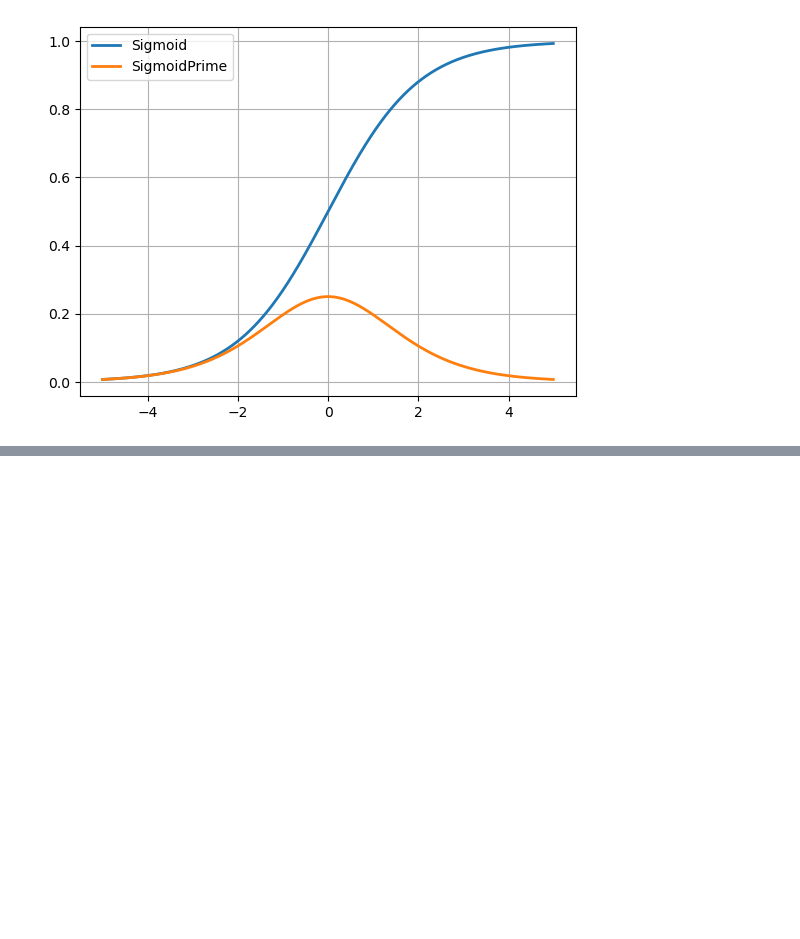
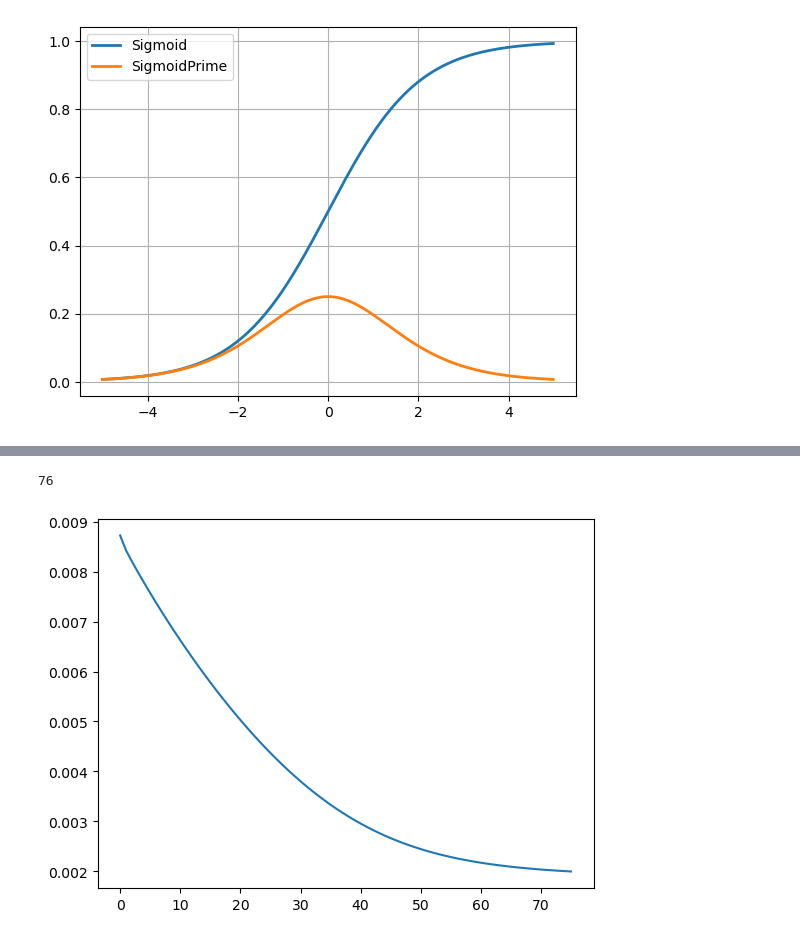
Before and after one commit to ranashreyas/Cogsci131_assg1, a Jupyter notebook: NeuralNetsSummer23.ipynb, the cells around one changed output, grey strips where cells are left out. Cells and saved outputs as stored; diff of their text form; code cells hidden in the pictures; blank space fills up the shorter version.

```diff
--- a/NeuralNetsSummer23.ipynb
+++ b/NeuralNetsSummer23.ipynb
@@ -209,0 +212,6 @@ print(iterations)
+# %%
+# using a bigger scalar
+nn2_iter = min_cost(NN2, 10)
+# %% [output]
+76
+[figure, added]
```
Also changed, not shown: parts of 19 cells of this notebook.
